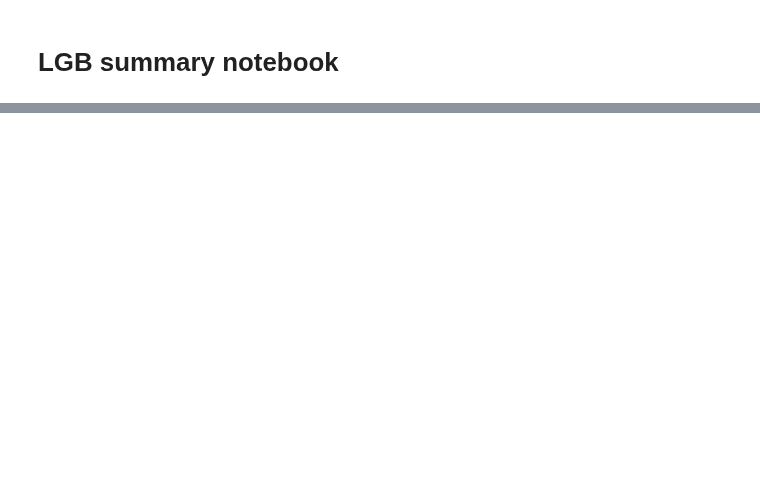
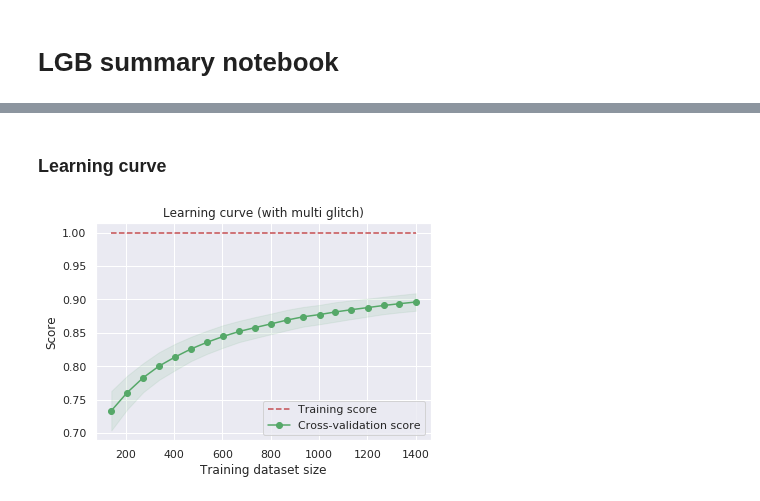
Before and after one commit to Paolo97Gll/bachelor_thesis, a Jupyter notebook: ml_models/LGB/LGB.ipynb, the cells around one changed output, grey strips where cells are left out. Saved outputs shown, nothing was run; the diff lists cells and outputs as text; code cells hidden in the pictures; blank space fills up the shorter version.

Commit message:
New tests

```diff
--- a/ml_models/LGB/LGB.ipynb
+++ b/ml_models/LGB/LGB.ipynb
@@ -33,0 +175,23 @@ ModuleNotFoundError: No module named 'lightgbm'
+# %%
+first_cycle = True
+with pd.HDFStore('../../classification/ris/OUT-classified-merged.h5', mode='r') as in_data:
+    for group in ['GLITCH', 'NO_GLITCH']:
+        if first_cycle == True:
+            data = np.array(in_data[group].to_numpy())
+            if group == 'GLITCH':
+                target = np.ones(len(data))
+            elif group == 'NO_GLITCH':
+                target = np.zeros(len(data))
+            else:
+                print("ERROR.")
+            first_cycle = False
+        else:
+            data = np.concatenate((data, in_data[group].to_numpy()))
+            if group == 'GLITCH':
+                target = np.concatenate((target, np.ones(len(in_data[group].to_numpy()))))
+            elif group == 'NO_GLITCH':
+                target = np.concatenate((target, np.zeros(len(in_data[group].to_numpy()))))
+            else:
+                print("ERROR.")
+    data = np.concatenate((data, in_data['MULTI_GLITCH'].to_numpy()))
+    target = np.concatenate((target, np.ones(len(in_data['MULTI_GLITCH'].to_numpy()))))
@@ -33,0 +276,16 @@ ModuleNotFoundError: No module named 'lightgbm'
+# %% [markdown]
+### Learning curve
+# %%
+# Classifier and cross-validation method
+clf = KNeighborsClassifier(n_neighbors=best_n_neighbors,
+                           weights=best_weights,
+                           algorithm=best_algorithm,
+                           leaf_size=best_leaf_size,
+                           p=best_p,
+                           n_jobs=-1)
+cv = ShuffleSplit(n_splits=100, test_size=0.3, random_state=0)
+
+# Plot learning curve
+plot_learning_curve(clf, data, target, 'Learning curve (with multi glitch)', 'ris/plots/learning_curve.pdf', cv=cv)
+# %% [output]
+[figure, added]
```
Also changed, not shown: parts of 42 cells of this notebook.
